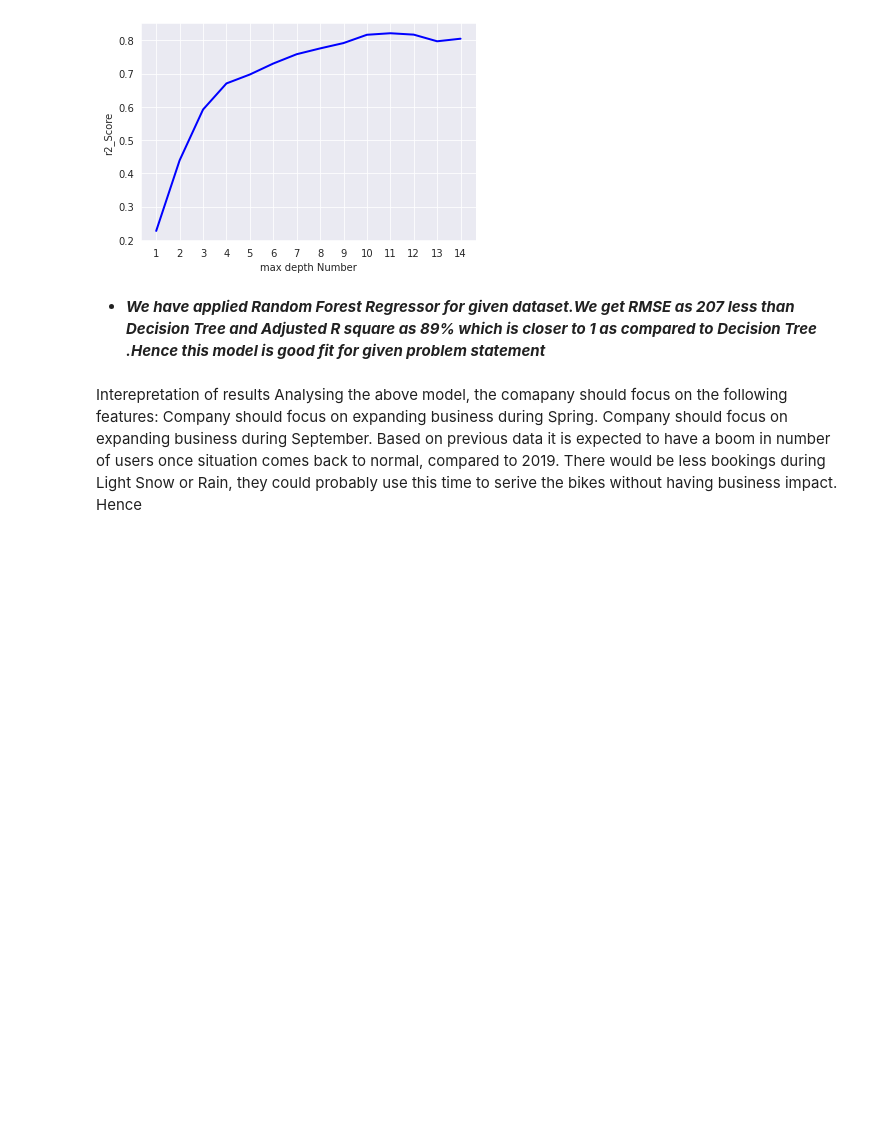
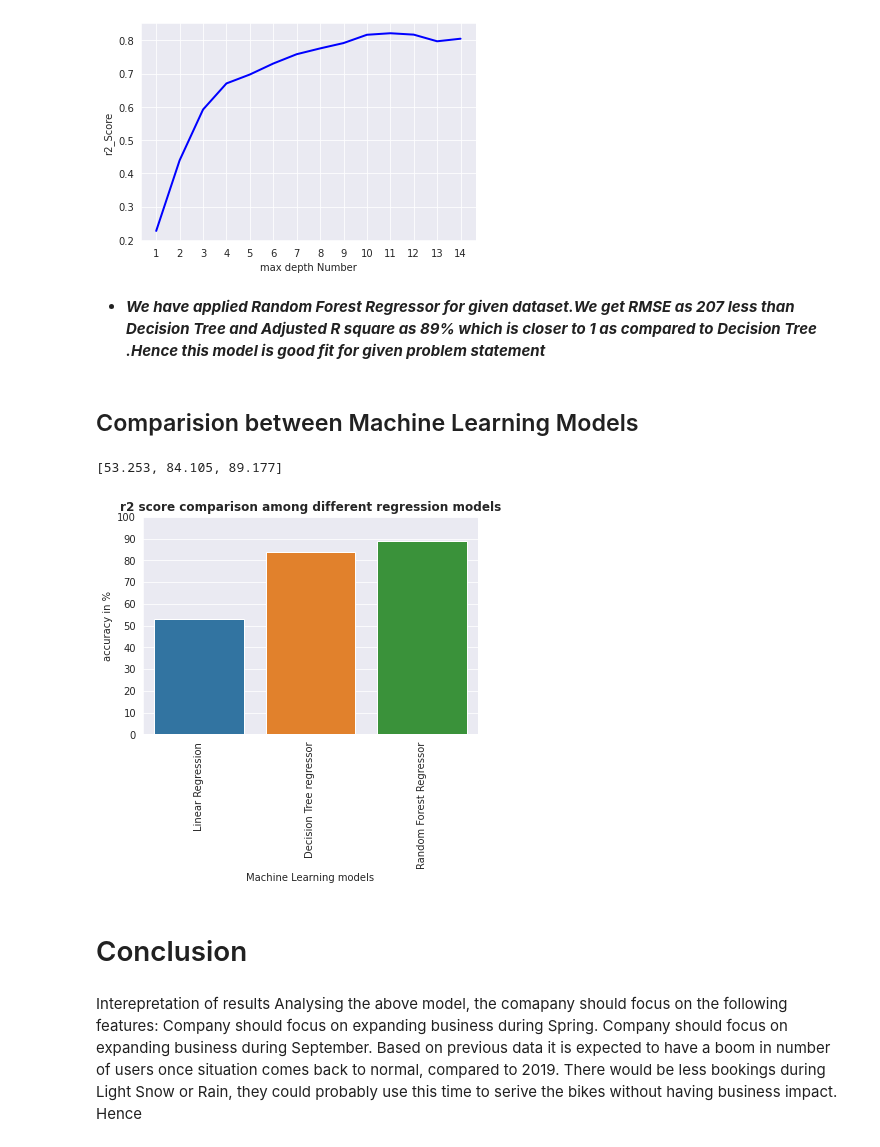
Before and after one commit to LikhithRam/Bike-demand-prediction, a Jupyter notebook: ML_Regression_Capstone__Project.ipynb, the cells around one changed output. Cells and saved outputs as stored; diff of their text form; code cells hidden in the pictures; blank space fills up the shorter version.

```diff
--- a/ML_Regression_Capstone__Project.ipynb
+++ b/ML_Regression_Capstone__Project.ipynb
@@ -477,6 +480,7 @@ print(f"MSE -: {mse(ytest, ypred)}")
 print(f"RMSE -: {np.sqrt(mse(ytest, ypred))}")
 print(f"R-Squared accuracy -: {r2_score(ytest, ypred)}")
 print(f"Adj R^2 -: {1-(1-linreg.score(xtest,ytest))*(len(ytest)-1)/(len(ytest)-xtest.shape[1]-1)}")
+linear_reg_accuracy=r2_score(ytest, ypred)
 # %% [output]
 MAE -: 328.42337356142406
 MSE -: 197729.14962130532
@@ -566,6 +570,7 @@ print(f"MSE -: {mse(ytest, ypred)}")
 print(f"RMSE -: {np.sqrt(mse(ytest, ypred))}")
 print(f"R-Squared accuracy -: {r2_score(ytest, ypred)}")
 print(f"Adj R^2 -: {1-(1-dt_reg1.score(xtest,ytest))*(len(ytest)-1)/(len(ytest)-xtest.shape[1]-1)}")
+decision_tree_accuracy=r2_score(ytest, ypred)
 # %% [output]
 MAE -: 156.21345726508397
 MSE -: 67230.66993157589
@@ -637,6 +643,30 @@ plt.show()
 [figure]
 # %% [markdown]
 - ***We have applied Random Forest Regressor for given dataset.We get RMSE as 207 less than Decision Tree and Adjusted R square as 89% which is closer to 1 as compared to Decision Tree .Hence this model is good fit for given problem statement***
+# %% [markdown]
+## Comparision between Machine Learning Models
+# %%
+# Accuracy of given models
+models = ["Linear Regression","Decision Tree regressor","Random Forest Regressor"]
+accuracy = [linear_reg_accuracy,decision_tree_accuracy,random_forest_accuracy]
+for i in range(0,len(accuracy)):
+    accuracy[i]=np.round(accuracy[i]*100,decimals=3)
+print(accuracy)
+# %% [output]
+[53.253, 84.105, 89.177]
+# %%
+# Bar plot to compare r2 score of different models
+compare = sns.barplot(x=models,y=accuracy)
+plt.yticks(np.arange(0,101,10))
+plt.xticks(rotation=90,fontsize=10)
+plt.xlabel("Machine Learning models")
+plt.ylabel("accuracy in %")
+plt.title('r2 score comparison among different regression models',fontweight='bold')
+plt.show()
+# %% [output]
+[figure, added]
+# %% [markdown]
+# Conclusion
 # %% [markdown]
 Interepretation of results
 Analysing the above model, the comapany should focus on the following features:
```
Also changed, not shown: parts of 14 cells of this notebook.
